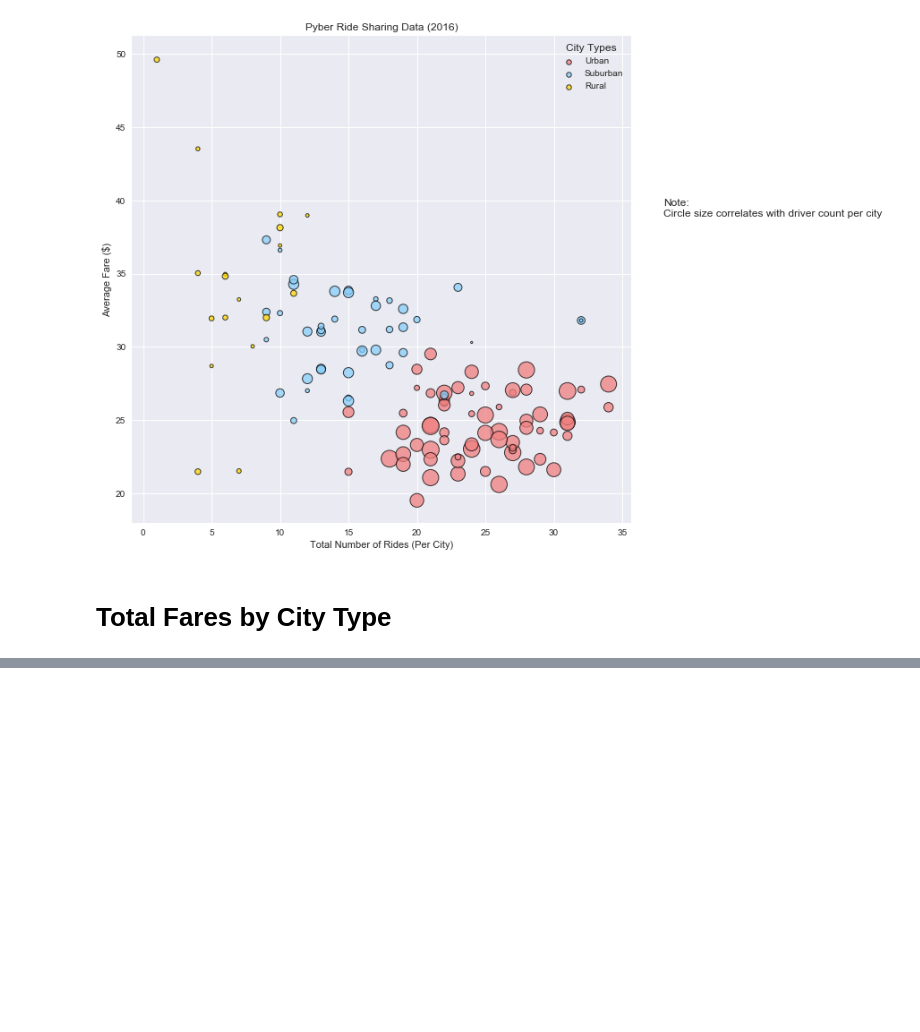
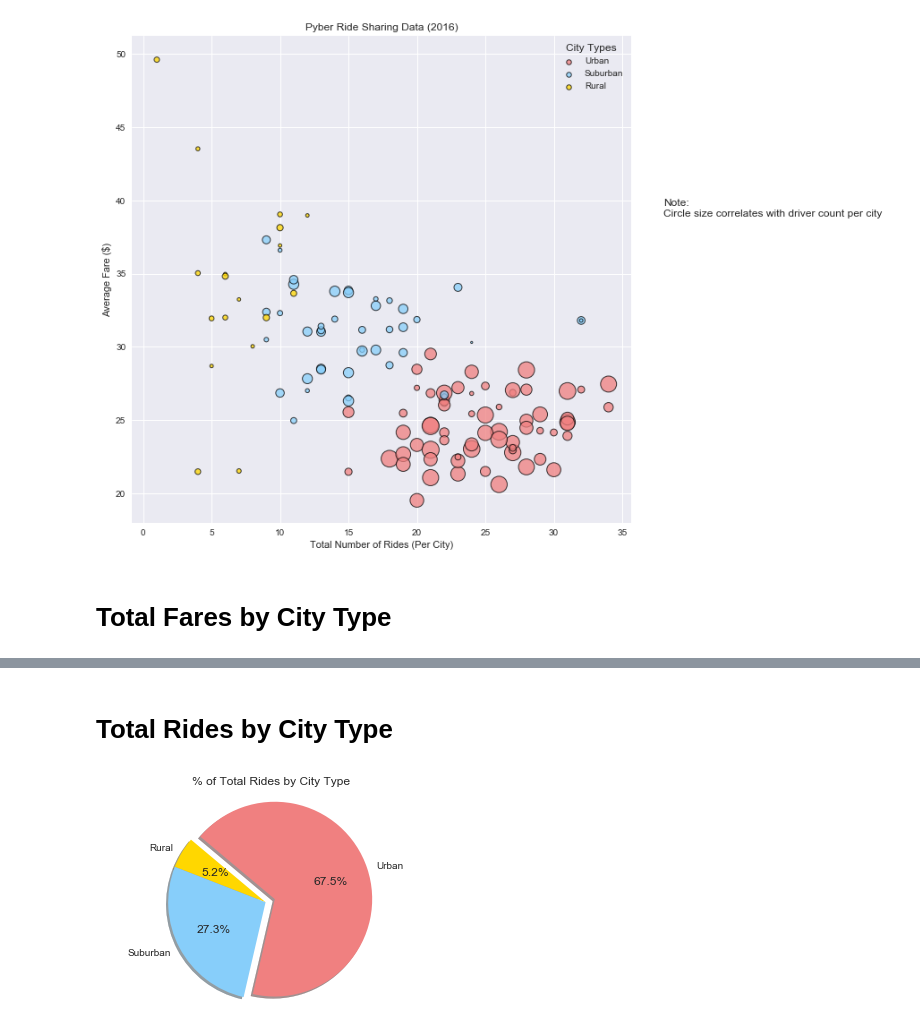
Before and after one commit to penguinistakc/pyber, a Jupyter notebook: Pyber Ride Sharing.ipynb, the cells around one changed output, grey strips where cells are left out. Saved outputs shown, nothing was run; the diff lists cells and outputs as text; code cells hidden in the pictures; blank space fills up the shorter version.

```diff
--- a/Pyber Ride Sharing.ipynb
+++ b/Pyber Ride Sharing.ipynb
@@ -129,0 +142,44 @@ city_fare_driver_data = pd.merge(city_data_df, ride_data_fare, on='city', how='l
+# %% [markdown]
+# Total Rides by City Type
+# %%
+# first, we need the total number of rides per city type
+# we already have that data from the scatterplot, so let's reuse it.
+nbr_rides_per_city = city_level_nbr_rides[['city', 'ride_id']].copy()
+
+#now we need city and city type from the city_data dataframe
+city_types = city_data_df[['city', 'type']]
+
+# merge the data into a single dataset on city
+rides_by_city_type_merged = pd.merge(city_types, nbr_rides_per_city, on='city', how='left')
+
+#Change ride_id to nbr_rides for clarity
+total_rides_by_city_type_merged = rides_by_city_type_merged.rename(columns = {"ride_id": "nbr_rides"})
+
+# group the data by city_type and sum up the rides
+total_rides_by_city_type = total_rides_by_city_type_merged.groupby(total_rides_by_city_type_merged['type']).sum().reset_index()
+total_rides_by_city_type
+
+#time to build the plot. We will use the corporate color scheme but will pull the labels from our new dataset
+#notice we are renaming the labels variable here so we don't stomp on the shared variable that Total Fares by City Type
+#and Total Drivers by City Type plots are using.
+ride_labels = total_rides_by_city_type['type']
+
+#total_rides will be the value plotted -- the number of rides per city type
+total_rides = total_rides_by_city_type['nbr_rides']
+
+#We will once again explode urban out
+explode = (0, 0, 0.1)
+
+#build pie chart title
+plt.title('% of Total Rides by City Type')
+#build our pie chart
+plt.pie(total_rides, explode=explode, labels=ride_labels, colors=colors,
+        autopct="%1.1f%%", shadow=True, startangle=140)
+
+#let's make it look a little more rounded
+plt.axis('equal')
+
+#display the chart
+plt.show()
+# %% [output]
+[figure, added]
```
Also changed, not shown: parts of 9 cells of this notebook, 6 other files.
